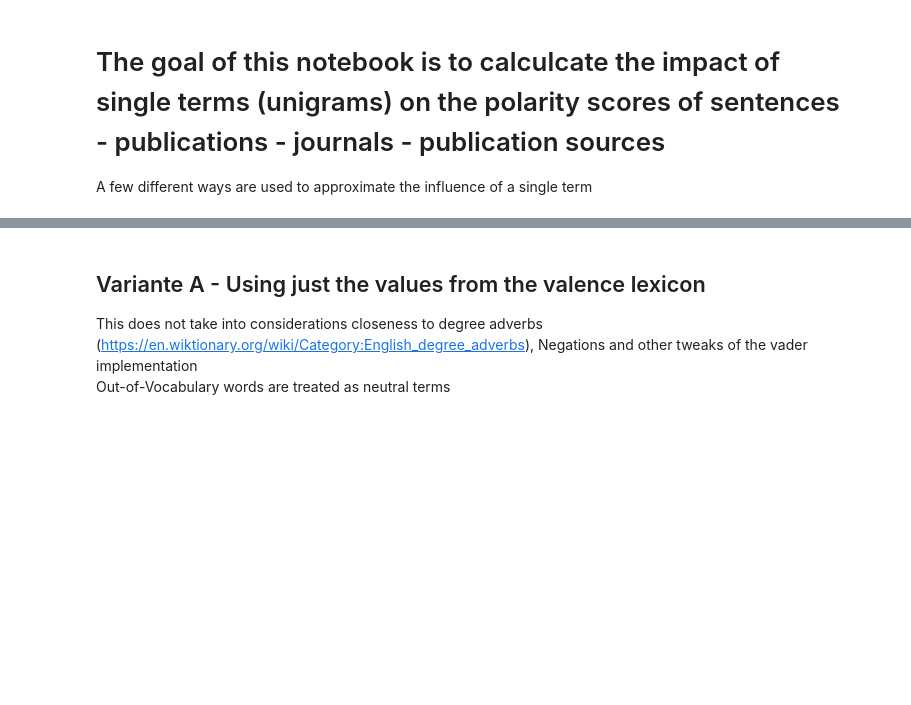
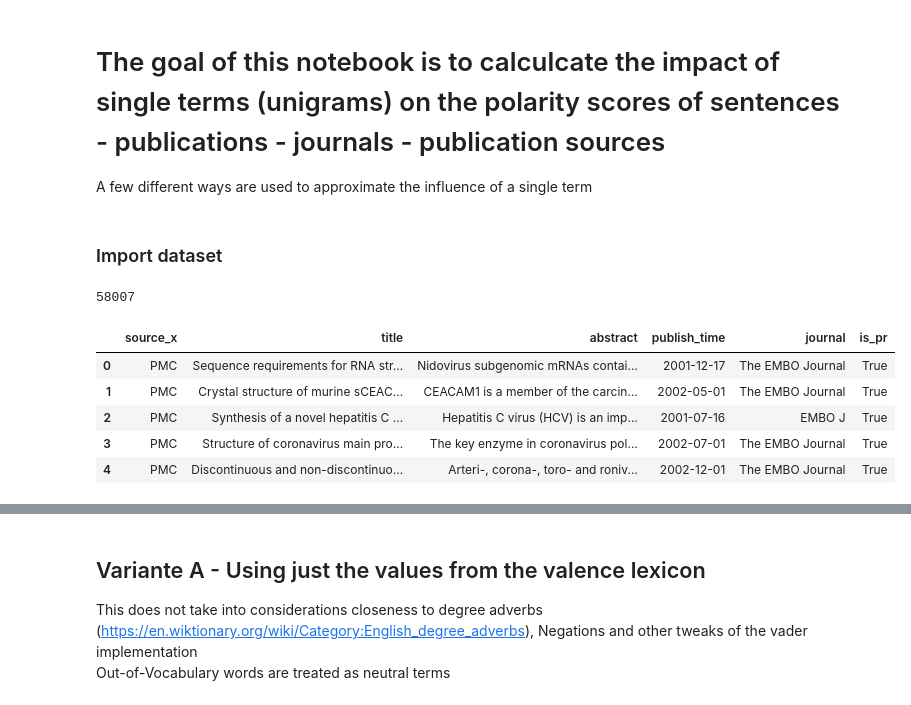
Before and after one commit to freecraver/cord-19-analysis, a Jupyter notebook: clustering/sentiment_impact.ipynb, the cells around one changed output, grey strips where cells are left out. Saved outputs shown, nothing was run; the diff lists cells and outputs as text; code cells hidden in the pictures; blank space fills up the shorter version.

```diff
--- a/clustering/sentiment_impact.ipynb
+++ b/clustering/sentiment_impact.ipynb
@@ -6,0 +18,18 @@ from nltk.sentiment.vader import SentimentIntensityAnalyzer, SentiText, VaderCon
+# %% [markdown]
+### Import dataset
+# %%
+ALLEN_AI_SUBS_PATH = "../res/allenai/metadata_subset.csv"
+
+df_allen = pd.read_csv(ALLEN_AI_SUBS_PATH)[['source_x', 'title', 'abstract', 'publish_time', 'journal', 'is_pr']]
+df_allen = df_allen.fillna('')
+
+print(len(df_allen.index))
+df_allen.head(5)
+# %% [output]
+58007
+|  | source_x | title | abstract | publish_time | journal | is_pr |
+| 0 | PMC | Sequence requirements for RNA str... | Nidovirus subgenomic mRNAs contai... | 2001-12-17 | The EMBO Journal | True |
+| 1 | PMC | Crystal structure of murine sCEAC... | CEACAM1 is a member of the carcin... | 2002-05-01 | The EMBO Journal | True |
+| 2 | PMC | Synthesis of a novel hepatitis C ... | Hepatitis C virus (HCV) is an imp... | 2001-07-16 | EMBO J | True |
+| 3 | PMC | Structure of coronavirus main pro... | The key enzyme in coronavirus pol... | 2002-07-01 | The EMBO Journal | True |
+| 4 | PMC | Discontinuous and non-discontinuo... | Arteri-, corona-, toro- and roniv... | 2002-12-01 | The EMBO Journal | True |
```
Also changed, not shown: parts of 19 cells of this notebook.
